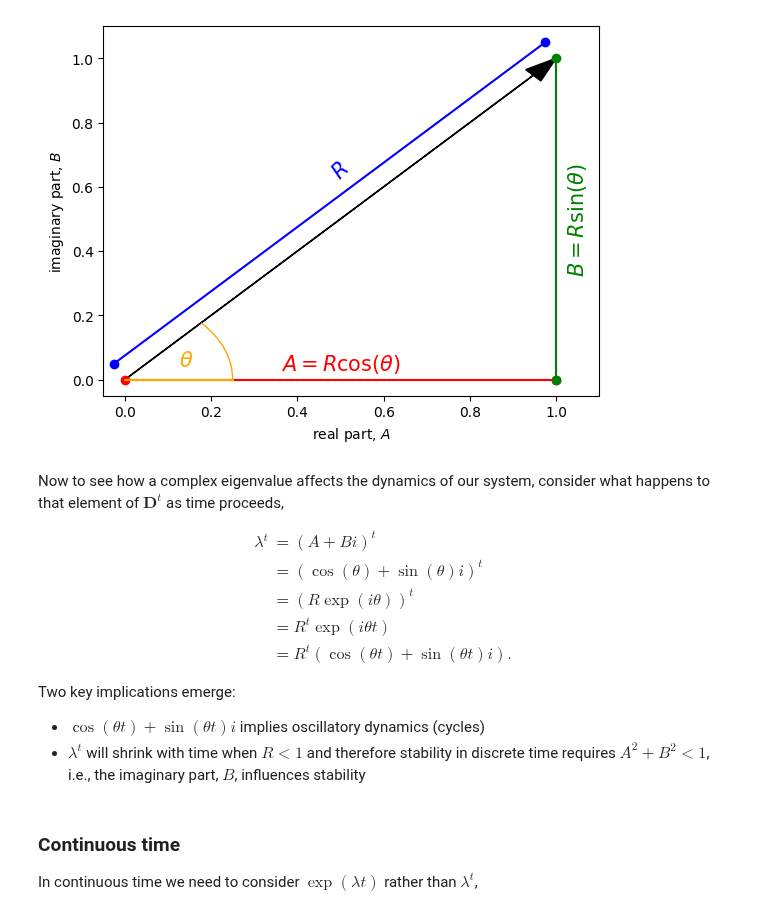
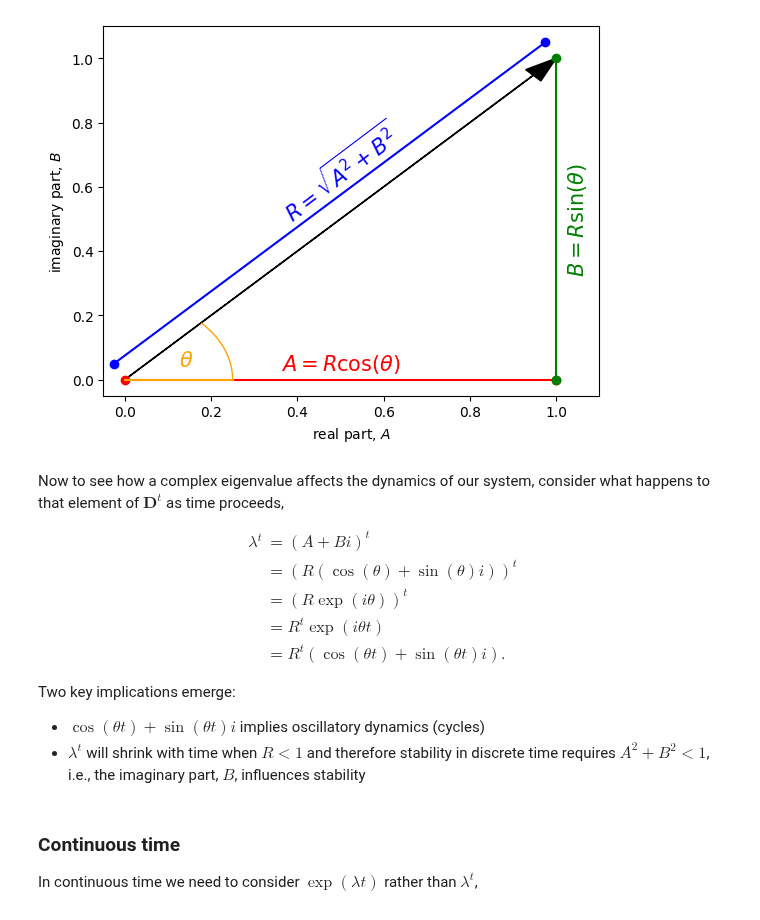
Before and after one commit to osmond-lab/eeb314, a Jupyter notebook: notebooks/lectures/lecture-09.ipynb, the cells around one changed output. Drawn from its saved outputs; the diff is of its cells as text; code cells hidden in the pictures.

```diff
--- a/notebooks/lectures/lecture-09.ipynb
+++ b/notebooks/lectures/lecture-09.ipynb
@@ -60,42 +60,42 @@ import matplotlib.pyplot as plt
 import math
 from matplotlib.patches import Arc
 
 A,B = 1,1 #real and imaginary parts
 
 fig, ax = plt.subplots()
 
 ax.arrow(0,0,A,B, head_width=0.05, color='black', length_includes_head=True) #eigenvalue as vector in complex plane
 
 dx = 0.05
 ax.plot([0-dx/2,A-dx/2],[0+dx,B+dx],marker='o',c='b')
-ax.text(A/2,B/2+3*dx,r'$R$',rotation=math.atan(B/A)*180/math.pi,c='b',fontsize=15,ha='center',va='center')
+ax.text(A/2,B/2+3*dx,r'$R = \sqrt{A^2 + B^2}$',rotation=math.atan(B/A)*180/math.pi-8,c='b',fontsize=15,ha='center',va='center')
 
 ax.plot([0,A],[0,0],marker='o',c='r')
 ax.text(A/2,0+dx,r'$A=R \cos(\theta)$',c='r',fontsize=15,ha='center',va='center')
 
 ax.plot([A,A],[0,B],marker='o',c='g')
 ax.text(A+dx,B/2,r'$B=R \sin(\theta)$',c='g',fontsize=15,ha='center',va='center',rotation=90)
 
 ax.set_xlabel('real part, $A$')
 ax.set_ylabel('imaginary part, $B$')
 ax.set_xlim(-dx,A+2*dx)
 ax.set_ylim(-dx,B+2*dx)
 
 dx=A/4
 ax.plot([0,dx],[0,0],c='orange')
 ax.add_patch(Arc((0,0), width=2*dx, height=2*dx, theta1=0, theta2=math.atan(B/A)*180/math.pi, edgecolor='orange'))
 ax.text(dx/2,dx/6,r'$\theta$',fontsize=15,c='orange')
 
 plt.show()
 # %% [output]
-[figure, old version]
+[figure, new version]
 # %% [markdown]
 Now to see how a complex eigenvalue affects the dynamics of our system, consider what happens to that element of $\mathbf{D}^t$ as time proceeds,
 
 $$
 \begin{aligned}
 \lambda^t &= (A + Bi)^t\\
-&= (\cos(\theta) + \sin(\theta)i)^t\\
+&= (R(\cos(\theta) + \sin(\theta)i))^t\\
 &= (R\exp(i \theta))^t\\
 &= R^t\exp(i \theta t)\\
 &= R^t(\cos(\theta t) + \sin(\theta t)i).
```
Also changed, not shown: parts of 3 cells of this notebook, 6 other files.
